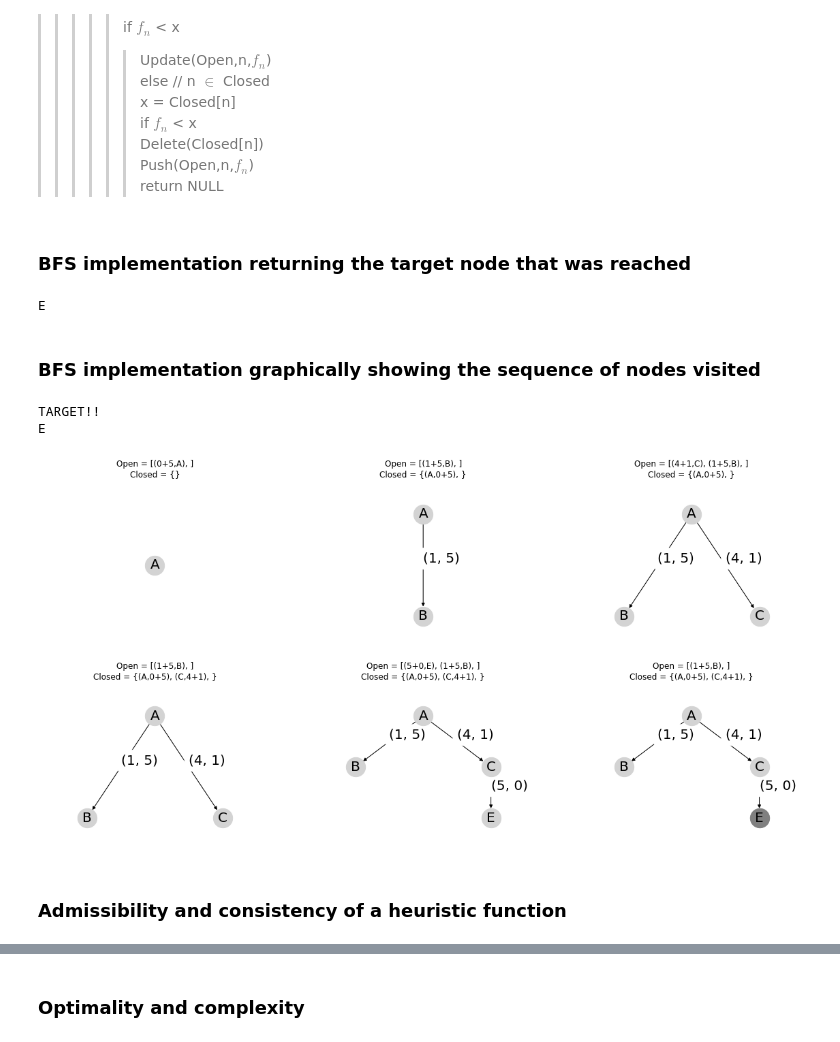
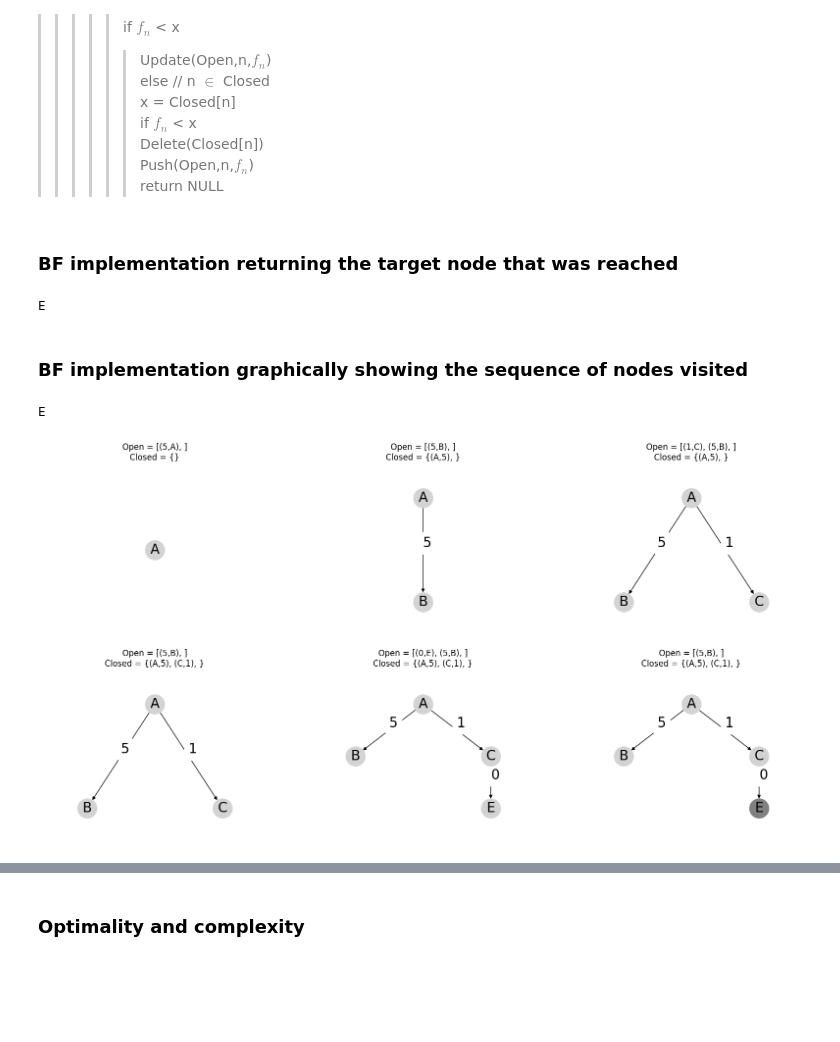
Before and after one commit to jorcisai/SIN, a Jupyter notebook: block1/search/gbfs.ipynb, the cells around one changed output, grey strips where cells are left out. Drawn from its saved outputs; the diff is of its cells as text; code cells hidden in the pictures; blank space fills up the shorter version.

```diff
--- a/block1/search/gbfs.ipynb
+++ b/block1/search/gbfs.ipynb
@@ -12,7 +12,7 @@ import pydot
 # G is a hash table (dictionary) with each node as a key, and value, the list of adjacent nodes
 G={'A':['B','C'],'B':['A','D'],'C':['A','E'],'D':['B','E'],'E':['C','D']}
 W={('A','B'): 1, ('B','A'): 1, ('A', 'C'): 4, ('C','A'): 4, ('C','E'): 1, ('E','C'): 1, ('B','D'): 1, ('D','B'): 1, ('D','E'): 4, ('E','D'): 4}
-h={"A": 1, "B": 2, "C": 1, "D": 2, "E": 1}
+h={"A": 5, "B": 5, "C": 1, "D": 4, "E": 0}
 lab_h = {}
 for i in h: lab_h[i] = str(h[i])
 nxG=nx.DiGraph(G)
@@ -54,7 +54,7 @@ BF(G, source, f)
 >>>>>    Push(Open,n,$f_n$)
 > return NULL
 # %% [markdown]
-### BFS implementation returning the target node that was reached
+### BF implementation returning the target node that was reached
 # %%
 import heapq
 # G is a graph represented as an adjancency list
@@ -95,7 +96,7 @@ print(bfs(G,W,source,Target,h))
 # %% [output]
 E
 # %% [markdown]
-### BFS implementation graphically showing the sequence of nodes visited
+### BF implementation graphically showing the sequence of nodes visited
 # %%
 import matplotlib.pyplot as plt
 
@@ -108,13 +109,13 @@ def draw_graph(DG, DW, source, Open, Closed, target=[]):
   ax = next(axes)
   ax.margins(0.25,0.25)
   title="Open = ["
-  for (f,g,n) in Open:
-    title += "(" + str(g) + "+" + str(f-g) + "," + n + "), "
+  for (f,n) in Open:
+    title += "(" + str(f) + "," + n + "), "
   title += "]\n"
   title += "Closed = {"
   for n in Closed:
-    (gn,fn) = Closed[n]
-    title += "(" + n + "," + str(gn) + "+" + str(fn-gn) + "), "
+    fn = Closed[n]
+    title += "(" + n + "," + str(fn) + "), "
   title += "}"
   ax.set_title(title)
   #ax.set_title("Open = "+str(Open)+"\n"+"Closed = "+str(Closed))
@@ -125,53 +126,49 @@ def draw_graph(DG, DW, source, Open, Closed, target=[]):
   nx.draw_networkx_nodes(nxDG, pos=pos_nodes, nodelist=target, node_color='gray', node_size=800)
 
 import heapq
 # G is a graph represented as an adjancency list
 # W is a dictionary that for each pair of nodes as a tuple returns their cost
 # source is the label (string) of the source node
 # target is the list of target nodes
-def astar(G, W, source, Target, h):
-  gn = 0
-  fn = gn + h[source]
-  Openh = []; heapq.heappush(Openh,(fn,gn,source));
-  Opend = {}; Opend[source] = (gn,fn)
+def astar(G, W, source, Target, f):
+  fn = f[source]
+  Openh = []; heapq.heappush(Openh,(fn,source));
+  Opend = {}; Opend[source] = fn
   Closed = {}
   DG = {source:[]}
   DW = {}
   draw_graph(DG, DW, source, Openh, Closed)
   while Openh != []:
-    (fs,gs,s) = heapq.heappop(Openh); del Opend[s]
-    if s in Target:
+    (fs,s) = heapq.heappop(Openh); del Opend[s[0]]
+    if s[0] in Target:
       draw_graph(DG, DW, source, Openh, Closed, [s])
       return s
-    Closed[s] = (gs,fs)
+    Closed[s] = fs
     Adj = DG[s]
-    for n in G[s]:
-      gn = gs + W[(s,n)]
-      fn = gn + h[n]
+    for n in G[s[0]]:
+      fn = f[n]
       if n not in Closed:
         if n not in Opend:
-          heapq.heappush(Openh,(fn,gn,n)); Opend.update({n: (gn,fn)})
-          Adj.append(n); DG[s]=Adj; DG.update({n:[]}); DW.update({(s,n):(gn,fn-gn)})
+          heapq.heappush(Openh,(fn,n)); Opend.update({n: fn})
+          Adj.append(n); DG[s]=Adj; DG.update({n:[]}); DW.update({(s,n):fn})
         else:
-          (ogn,ofn) = Opend[n]
+          ofn = Opend[n]
           # Existing node with better fn -> update
           if fn < ofn:
-            i = Openh.index((ofn,ogn,n))
-            Openh[i] = (fn,gn,n)
+            i = Openh.index((ofn,n))
+            while n in DG: n+="'"
+            Openh[i] = (fn,n)
             heapq._siftdown(Openh,0,i)
-            DW.update({(s,n):(gn,fn-gn)})
+            Adj.append(n); DG[s]=Adj; DG.update({n:[]}); DW.update({(s,n):fn})
       else:
-        (ogn,ofn) = Closed[n]
+        ofn = Closed[n]
         # Existing node with better fn -> update
         if fn < ofn:
           del Closed[n]
-          heapq.heappush(Openh,(fn,gn,n)); Opend.update({n: (gn,fn)})
+          heapq.heappush(Openh,(fn,n)); Opend.update({n: fn})
       draw_graph(DG, DW, source, Openh, Closed)
 
 print(astar(G,W,source,Target,h))
 # %% [output]
-TARGET!!
 E
-[figure, old version]
+[figure, new version]
-# %% [markdown]
-### Admissibility and consistency of a heuristic function
```
Also changed, not shown: parts of 9 cells of this notebook.
